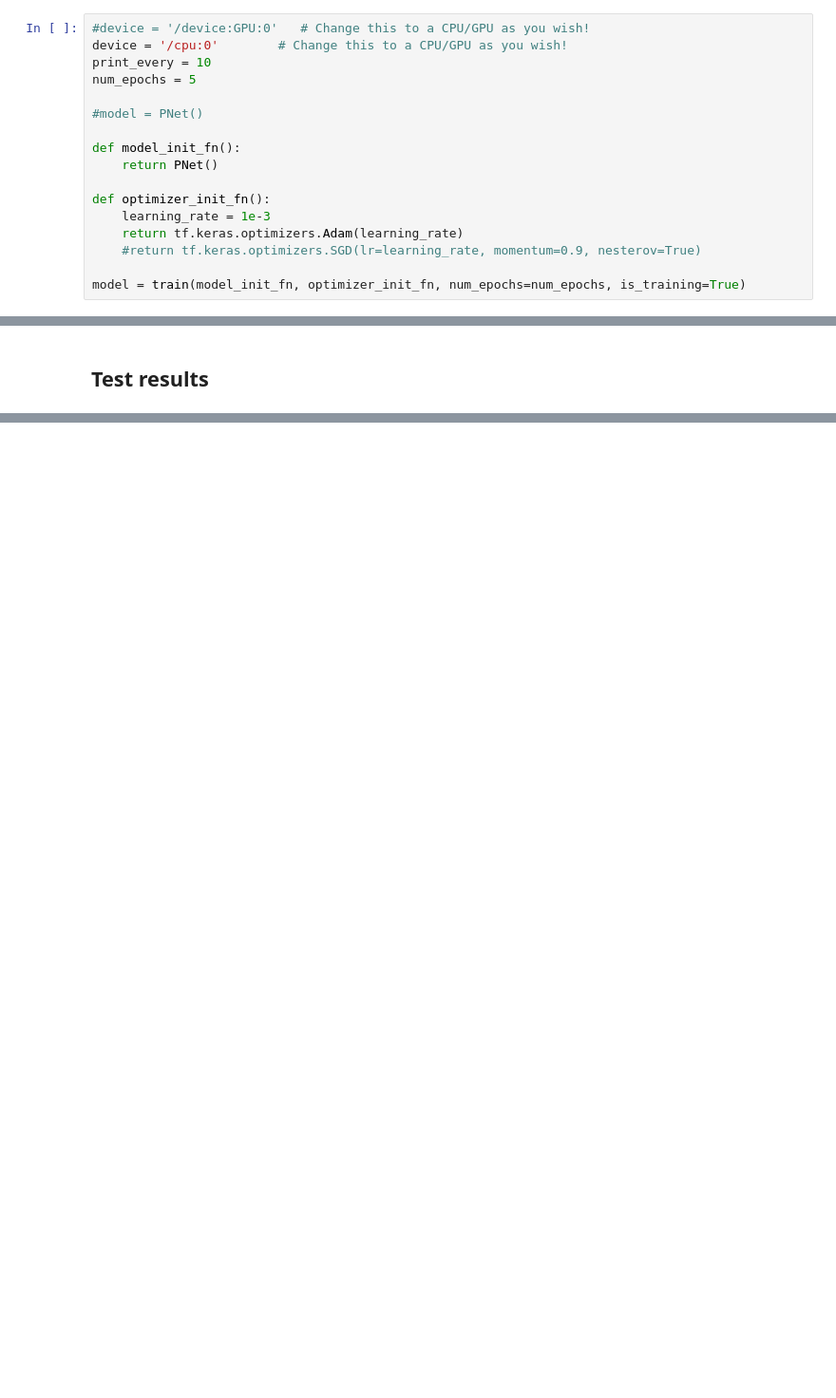
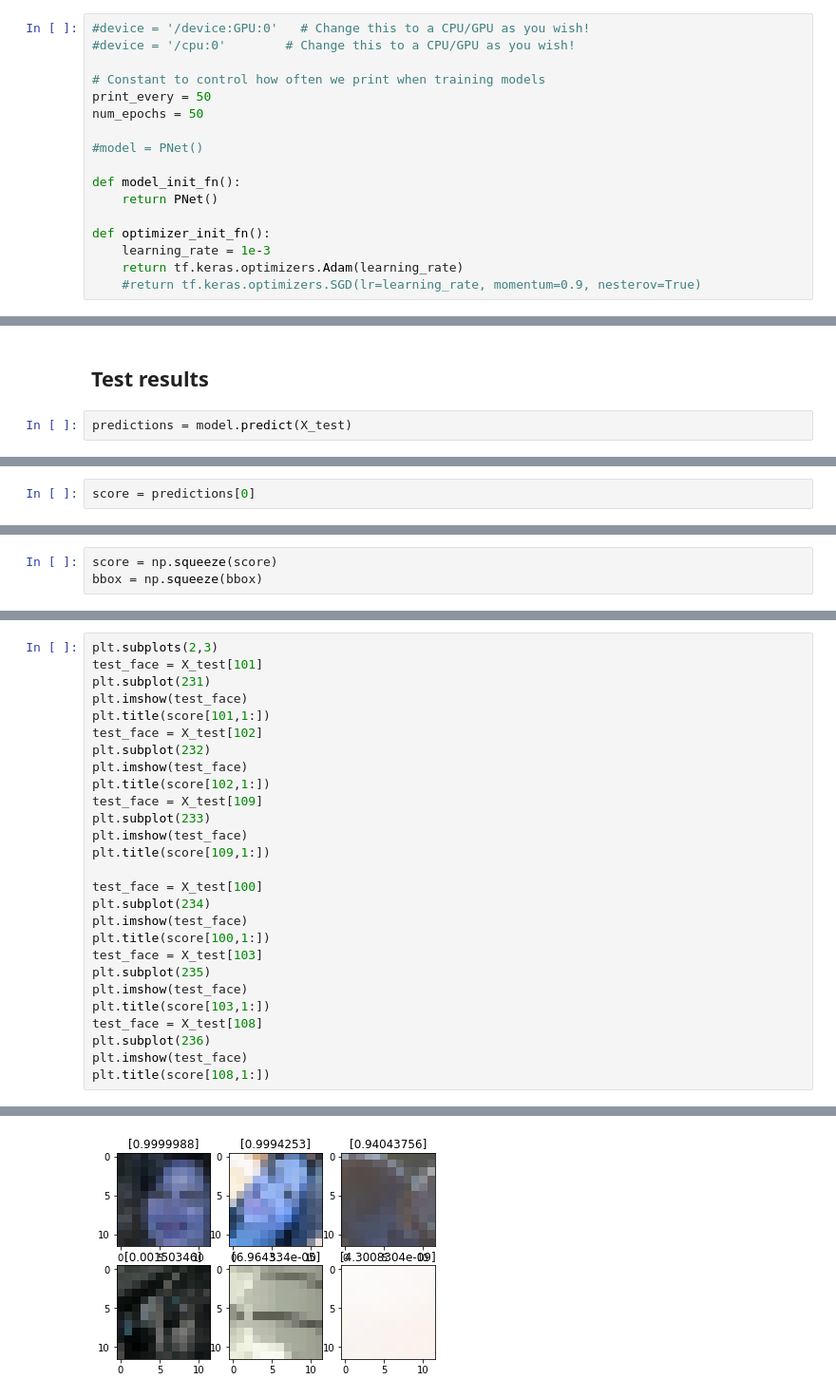
Before and after one commit to yaronnaim/pnet-training, a Jupyter notebook: PNet_Training.ipynb, the cells around one changed output, grey strips where cells are left out. Shown at 95% size. Drawn from its saved outputs; the diff is of its cells as text; blank space fills up the shorter version.

Commit message:
Fix error in Bbox coordinate in dataset, also, add function to plot image and rectangular.

```diff
--- a/PNet_Training.ipynb
+++ b/PNet_Training.ipynb
@@ -382,9 +446,11 @@ def train(model_init_fn, optimizer_init_fn, num_epochs=1, is_training=False):
     return model
 # %%
 #device = '/device:GPU:0'   # Change this to a CPU/GPU as you wish!
-device = '/cpu:0'        # Change this to a CPU/GPU as you wish!
-print_every = 10
-num_epochs = 5
+#device = '/cpu:0'        # Change this to a CPU/GPU as you wish!
+
+# Constant to control how often we print when training models
+print_every = 50
+num_epochs = 50
 
 #model = PNet()
 
@@ -395,5 +461,3 @@ def optimizer_init_fn():
     learning_rate = 1e-3
     return tf.keras.optimizers.Adam(learning_rate)
     #return tf.keras.optimizers.SGD(lr=learning_rate, momentum=0.9, nesterov=True)
-
-model = train(model_init_fn, optimizer_init_fn, num_epochs=num_epochs, is_training=True)
@@ -400,4 +491,6 @@ model = train(model_init_fn, optimizer_init_fn, num_epochs=num_epochs, is_traini
 # %% [markdown]
 ## Test results
+# %%
+predictions = model.predict(X_test)
 # %%
 import matplotlib.pyplot as plt
@@ -414,0 +499,2 @@ y_test[87]
+# %%
+score = predictions[0]
@@ -414,0 +503,3 @@ y_test[87]
+# %%
+score = np.squeeze(score)
+bbox = np.squeeze(bbox)
@@ -414,0 +554,28 @@ y_test[87]
+# %%
+plt.subplots(2,3)
+test_face = X_test[101]
+plt.subplot(231)
+plt.imshow(test_face)
+plt.title(score[101,1:])
+test_face = X_test[102]
+plt.subplot(232)
+plt.imshow(test_face)
+plt.title(score[102,1:])
+test_face = X_test[109]
+plt.subplot(233)
+plt.imshow(test_face)
+plt.title(score[109,1:])
+
+test_face = X_test[100]
+plt.subplot(234)
+plt.imshow(test_face)
+plt.title(score[100,1:])
+test_face = X_test[103]
+plt.subplot(235)
+plt.imshow(test_face)
+plt.title(score[103,1:])
+test_face = X_test[108]
+plt.subplot(236)
+plt.imshow(test_face)
+plt.title(score[108,1:])
+# %% [output]
@@ -414,0 +583 @@ y_test[87]
+[figure, added]
```
Also changed, not shown: parts of 44 cells of this notebook.
